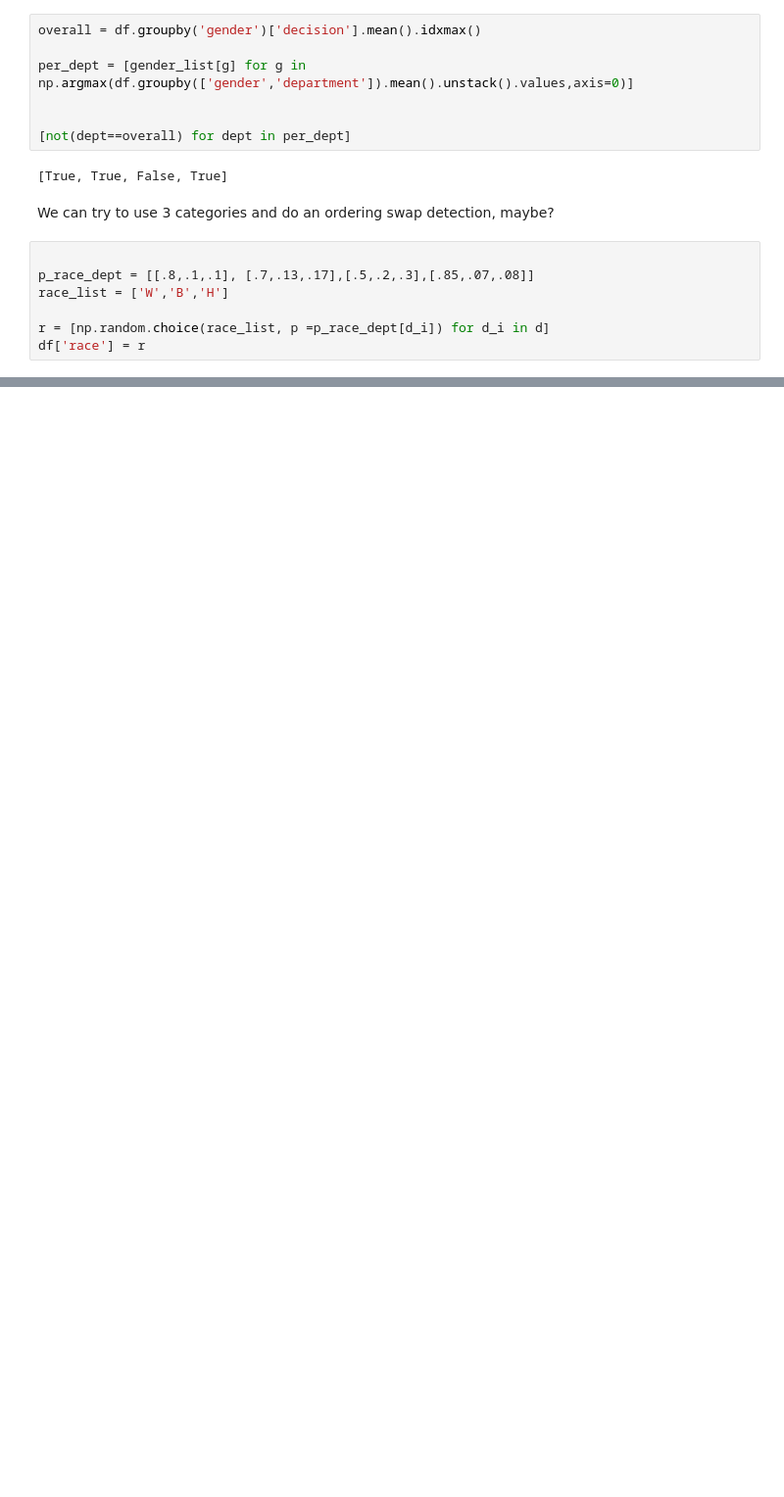
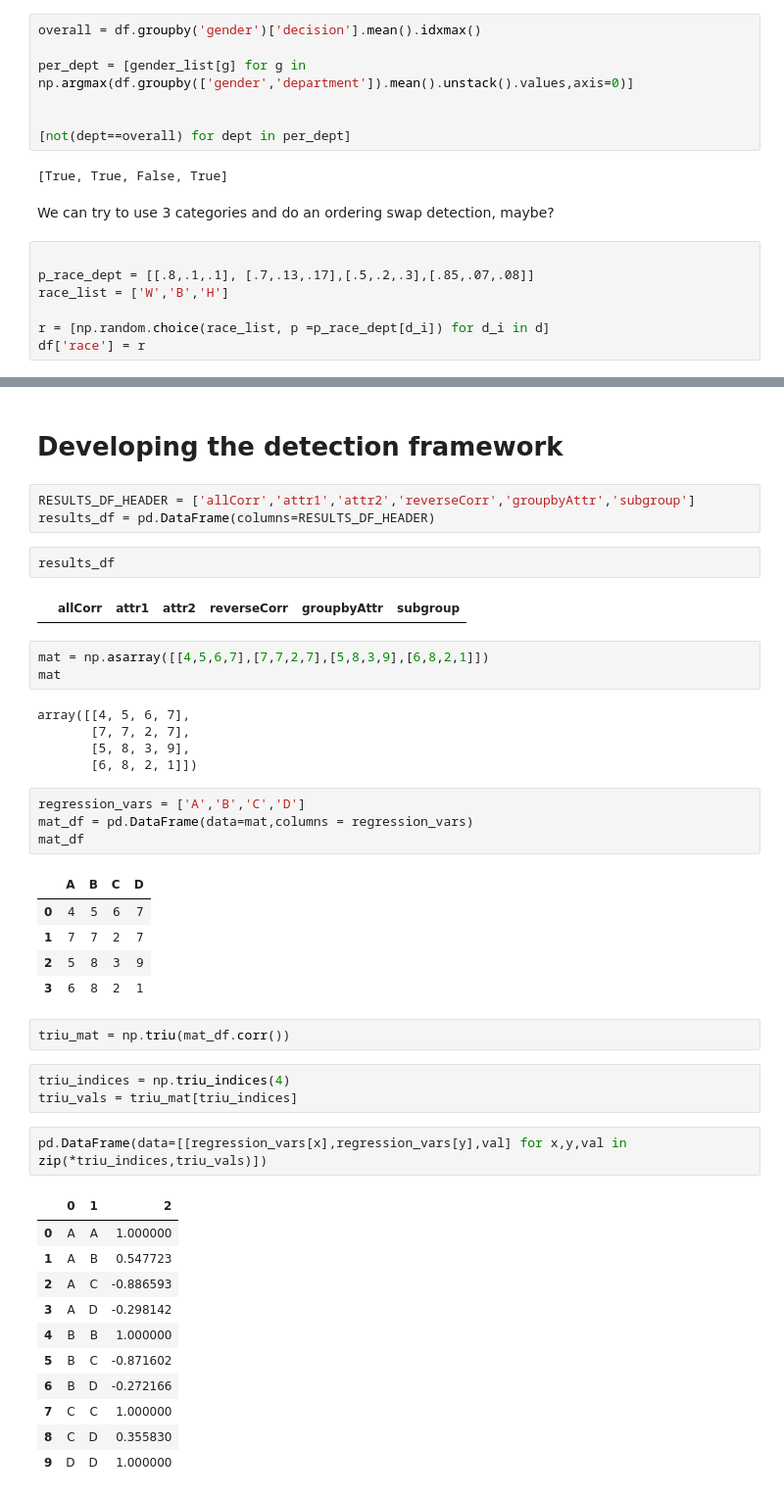
Before and after one commit to fairnessforensics/wiggum, a Jupyter notebook: research_notebooks/generate_rate_sp.ipynb, the cells around one changed output, grey strips where cells are left out. Shown: that part at 98% size. Saved outputs shown, nothing was run; the diff lists cells and outputs as text; blank space fills up the shorter version.

```diff
--- a/research_notebooks/generate_rate_sp.ipynb
+++ b/research_notebooks/generate_rate_sp.ipynb
@@ -259,0 +260,46 @@ df.head()
+# %% [markdown]
+# Developing the detection framework
+# %%
+RESULTS_DF_HEADER = ['allCorr','attr1','attr2','reverseCorr','groupbyAttr','subgroup']
+results_df = pd.DataFrame(columns=RESULTS_DF_HEADER)
+# %%
+results_df
+# %% [output]
+|  | allCorr | attr1 | attr2 | reverseCorr | groupbyAttr | subgroup |
+# %%
+mat = np.asarray([[4,5,6,7],[7,7,2,7],[5,8,3,9],[6,8,2,1]])
+mat
+# %% [output]
+array([[4, 5, 6, 7],
+       [7, 7, 2, 7],
+       [5, 8, 3, 9],
+       [6, 8, 2, 1]])
+# %%
+regression_vars = ['A','B','C','D']
+mat_df = pd.DataFrame(data=mat,columns = regression_vars)
+mat_df
+# %% [output]
+|  | A | B | C | D |
+| 0 | 4 | 5 | 6 | 7 |
+| 1 | 7 | 7 | 2 | 7 |
+| 2 | 5 | 8 | 3 | 9 |
+| 3 | 6 | 8 | 2 | 1 |
+# %%
+triu_mat = np.triu(mat_df.corr())
+# %%
+triu_indices = np.triu_indices(4)
+triu_vals = triu_mat[triu_indices]
+# %%
+pd.DataFrame(data=[[regression_vars[x],regression_vars[y],val] for x,y,val in zip(*triu_indices,triu_vals)])
+# %% [output]
+|  | 0 | 1 | 2 |
+| 0 | A | A | 1.000000 |
+| 1 | A | B | 0.547723 |
+| 2 | A | C | -0.886593 |
+| 3 | A | D | -0.298142 |
+| 4 | B | B | 1.000000 |
+| 5 | B | C | -0.871602 |
+| 6 | B | D | -0.272166 |
+| 7 | C | C | 1.000000 |
+| 8 | C | D | 0.355830 |
+| 9 | D | D | 1.000000 |
```
Also changed, not shown: parts of 18 cells of this notebook, 4 other files.
